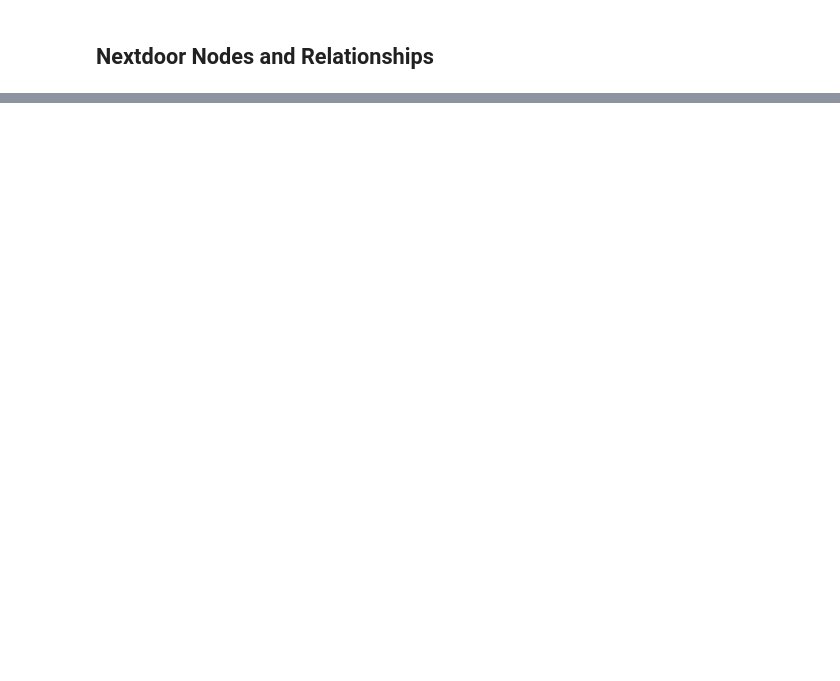
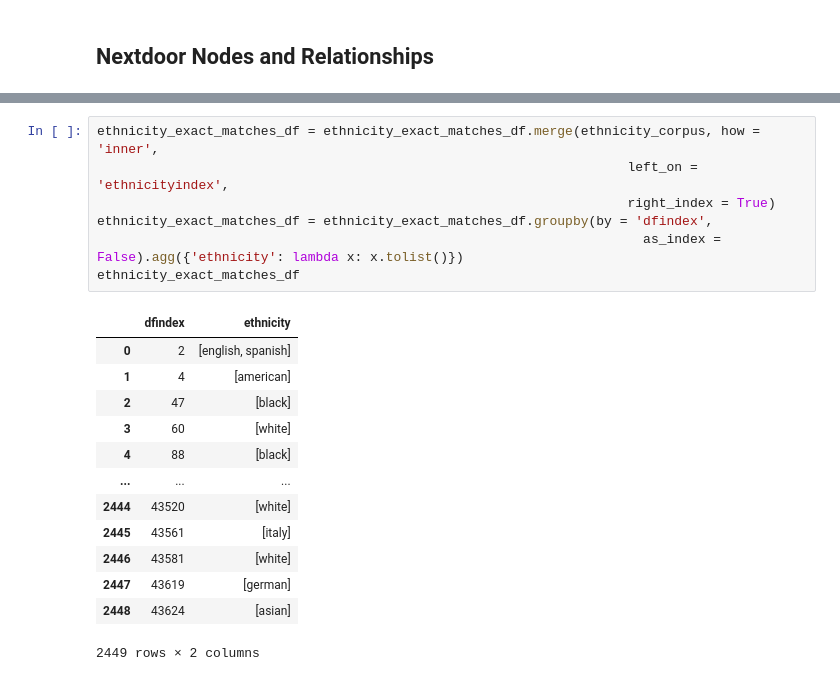
Before and after one commit to amoltkale/san_diego_crime_knowledge_graph, a Jupyter notebook: graph/cypher_prep.ipynb, the cells around one changed output, grey strips where cells are left out. Drawn from its saved outputs; the diff is of its cells as text; blank space fills up the shorter version.

```diff
--- a/graph/cypher_prep.ipynb
+++ b/graph/cypher_prep.ipynb
@@ -260,0 +318,21 @@ a
+# %%
+ethnicity_exact_matches_df = ethnicity_exact_matches_df.merge(ethnicity_corpus, how = 'inner',
+                                                                    left_on = 'ethnicityindex',
+                                                                    right_index = True)
+ethnicity_exact_matches_df = ethnicity_exact_matches_df.groupby(by = 'dfindex',
+                                                                      as_index = False).agg({'ethnicity': lambda x: x.tolist()})
+ethnicity_exact_matches_df
+# %% [output]
+|  | dfindex | ethnicity |
+| 0 | 2 | [english, spanish] |
+| 1 | 4 | [american] |
+| 2 | 47 | [black] |
+| 3 | 60 | [white] |
+| 4 | 88 | [black] |
+| ... | ... | ... |
+| 2444 | 43520 | [white] |
+| 2445 | 43561 | [italy] |
+| 2446 | 43581 | [white] |
+| 2447 | 43619 | [german] |
+| 2448 | 43624 | [asian] |
+2449 rows × 2 columns
```
Also changed, not shown: parts of 14 cells of this notebook.
